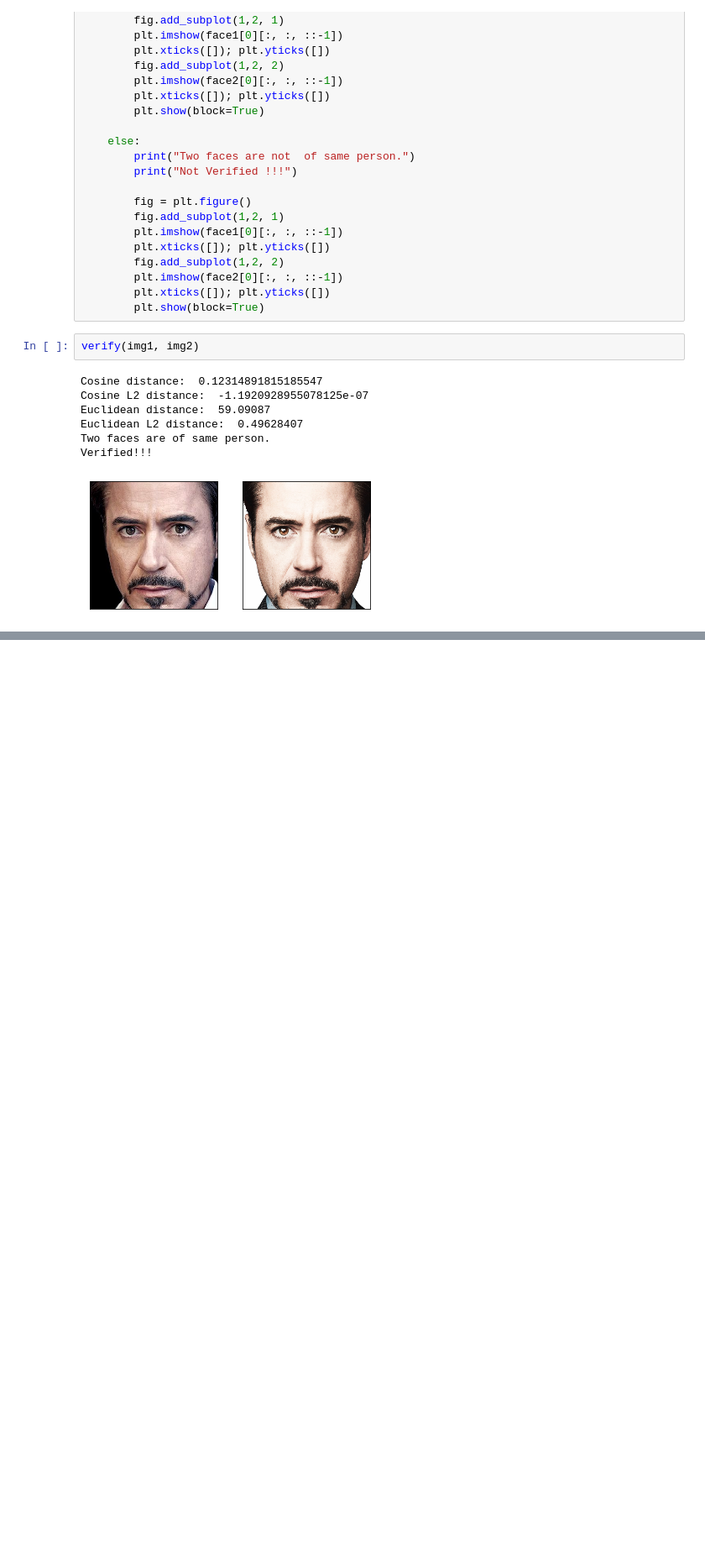
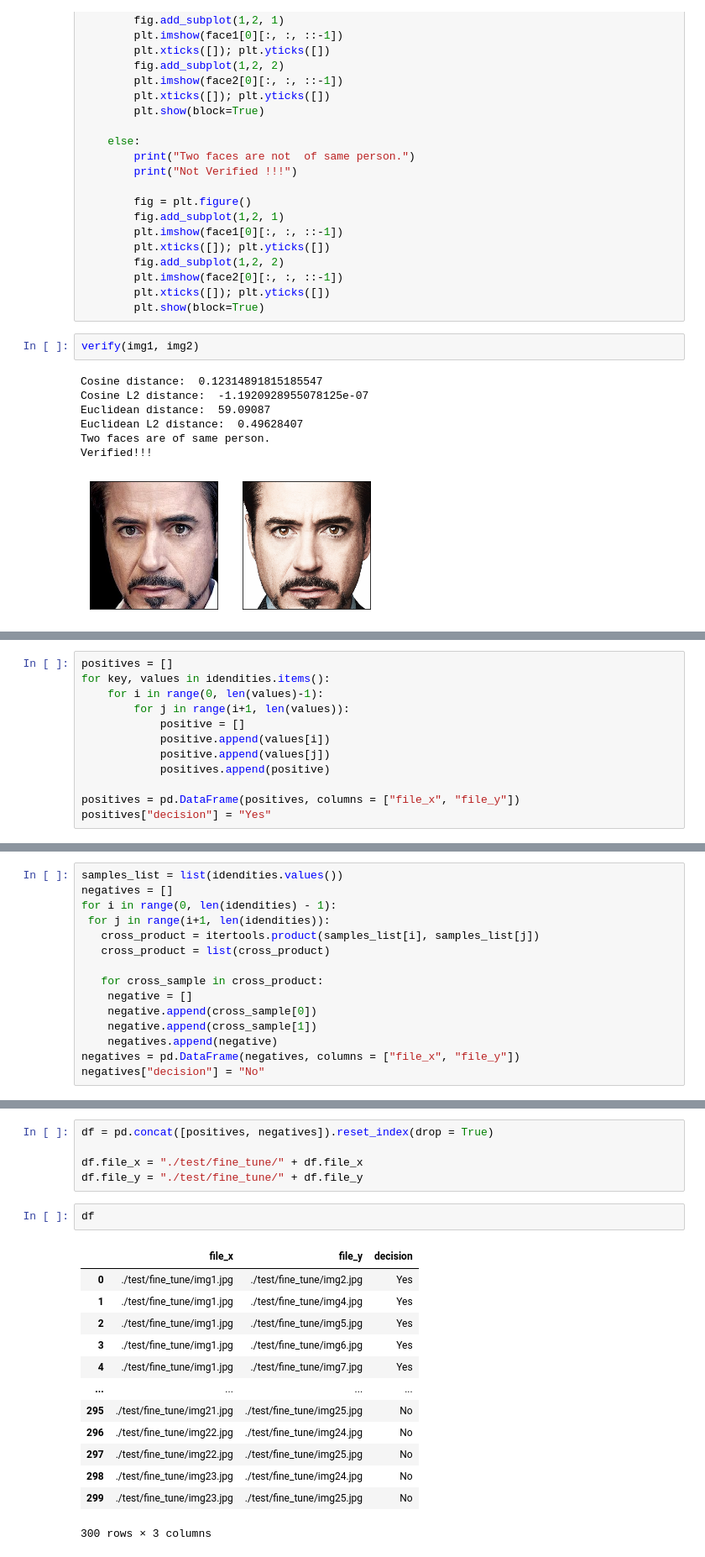
Before and after one commit to surajkarki66/Face-Recognition-Deep-Learning, a Jupyter notebook: DeepFace/simple.ipynb, the cells around one changed output, grey strips where cells are left out. Shown: that part at 84% size. Saved outputs shown, nothing was run; the diff lists cells and outputs as text; blank space fills up the shorter version.

```diff
--- a/DeepFace/simple.ipynb
+++ b/DeepFace/simple.ipynb
@@ -204,0 +224,12 @@ Verified!!!
+# %%
+positives = []
+for key, values in idendities.items():
+    for i in range(0, len(values)-1):
+        for j in range(i+1, len(values)):
+            positive = []
+            positive.append(values[i])
+            positive.append(values[j])
+            positives.append(positive)
+
+positives = pd.DataFrame(positives, columns = ["file_x", "file_y"])
+positives["decision"] = "Yes"
@@ -204,0 +258,15 @@ Verified!!!
+# %%
+samples_list = list(idendities.values())
+negatives = []
+for i in range(0, len(idendities) - 1):
+ for j in range(i+1, len(idendities)):
+   cross_product = itertools.product(samples_list[i], samples_list[j])
+   cross_product = list(cross_product)
+
+   for cross_sample in cross_product:
+    negative = []
+    negative.append(cross_sample[0])
+    negative.append(cross_sample[1])
+    negatives.append(negative)
+negatives = pd.DataFrame(negatives, columns = ["file_x", "file_y"])
+negatives["decision"] = "No"
@@ -204,0 +290,21 @@ Verified!!!
+# %%
+df = pd.concat([positives, negatives]).reset_index(drop = True)
+
+df.file_x = "./test/fine_tune/" + df.file_x
+df.file_y = "./test/fine_tune/" + df.file_y
+# %%
+df
+# %% [output]
+|  | file_x | file_y | decision |
+| 0 | ./test/fine_tune/img1.jpg | ./test/fine_tune/img2.jpg | Yes |
+| 1 | ./test/fine_tune/img1.jpg | ./test/fine_tune/img4.jpg | Yes |
+| 2 | ./test/fine_tune/img1.jpg | ./test/fine_tune/img5.jpg | Yes |
+| 3 | ./test/fine_tune/img1.jpg | ./test/fine_tune/img6.jpg | Yes |
+| 4 | ./test/fine_tune/img1.jpg | ./test/fine_tune/img7.jpg | Yes |
+| ... | ... | ... | ... |
+| 295 | ./test/fine_tune/img21.jpg | ./test/fine_tune/img25.jpg | No |
+| 296 | ./test/fine_tune/img22.jpg | ./test/fine_tune/img24.jpg | No |
+| 297 | ./test/fine_tune/img22.jpg | ./test/fine_tune/img25.jpg | No |
+| 298 | ./test/fine_tune/img23.jpg | ./test/fine_tune/img24.jpg | No |
+| 299 | ./test/fine_tune/img23.jpg | ./test/fine_tune/img25.jpg | No |
+300 rows × 3 columns
```
Also changed, not shown: parts of 22 cells of this notebook, 59 other files.
